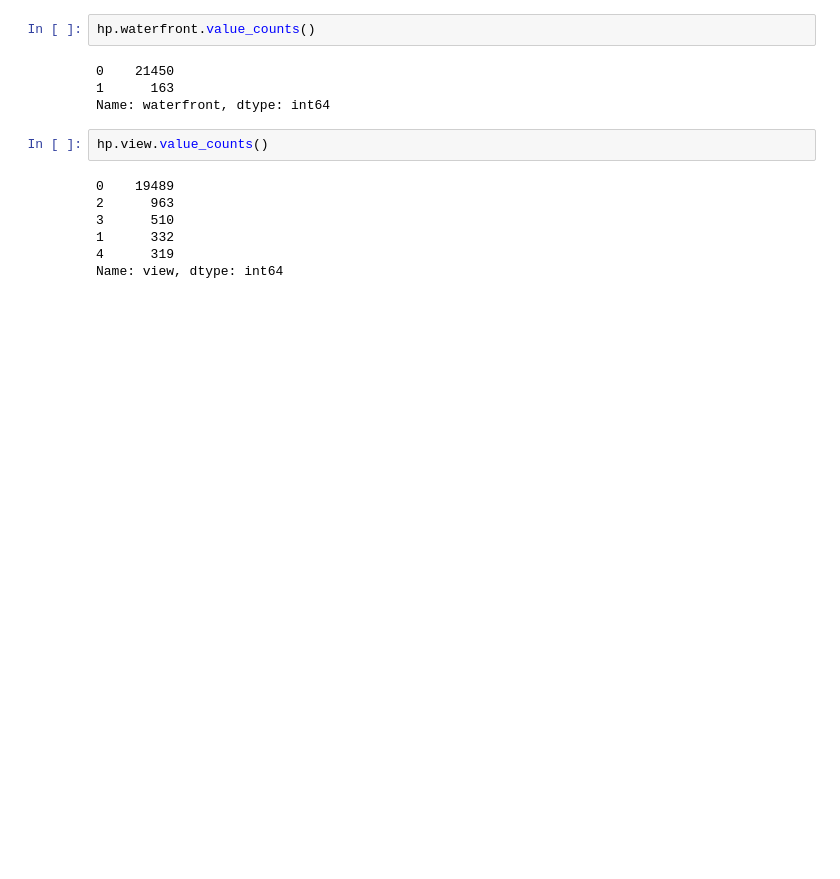
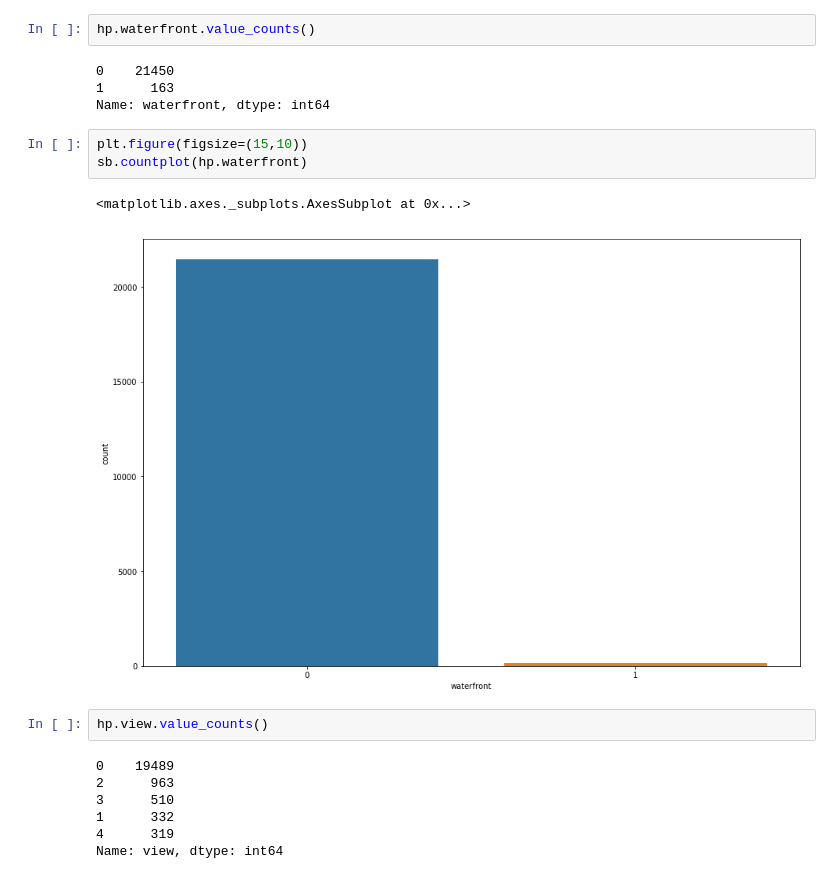
Before and after one commit to Akshay-Sehgal/Assignment, a Jupyter notebook: Assignments_7.ipynb, the cells around one changed output. Drawn from its saved outputs; the diff is of its cells as text; blank space fills up the shorter version.

```diff
--- a/Assignments_7.ipynb
+++ b/Assignments_7.ipynb
@@ -400,6 +415,12 @@ hp.waterfront.value_counts()
 0    21450
 1      163
 Name: waterfront, dtype: int64
+# %%
+plt.figure(figsize=(15,10))
+sb.countplot(hp.waterfront)
+# %% [output]
+<matplotlib.axes._subplots.AxesSubplot at 0x...>
+[figure, added]
 # %%
 hp.view.value_counts()
 # %% [output]
```
Also changed, not shown: parts of 15 cells of this notebook.
